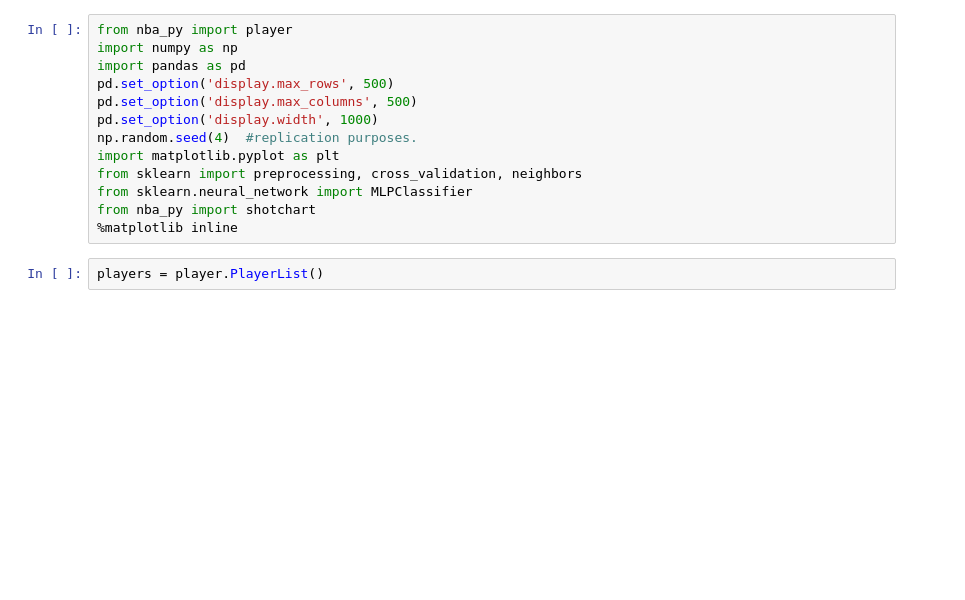
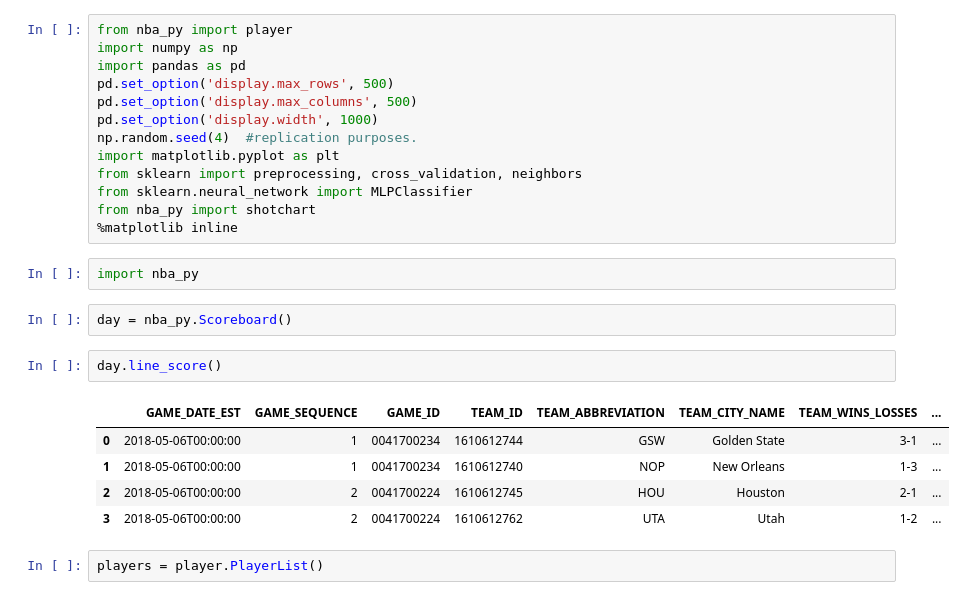
Before and after one commit to nkasmanoff/MLstuff, a Jupyter notebook: Phys476/project/Shot chart shots-v2.ipynb, the cells around one changed output. Drawn from its saved outputs; the diff is of its cells as text; blank space fills up the shorter version.

```diff
--- a/Phys476/project/Shot chart shots-v2.ipynb
+++ b/Phys476/project/Shot chart shots-v2.ipynb
@@ -17,6 +17,18 @@ from sklearn import preprocessing, cross_validation, neighbors
 from sklearn.neural_network import MLPClassifier
 from nba_py import shotchart
 %matplotlib inline
+# %%
+import nba_py
+# %%
+day = nba_py.Scoreboard()
+# %%
+day.line_score()
+# %% [output]
+|  | GAME_DATE_EST | GAME_SEQUENCE | GAME_ID | TEAM_ID | TEAM_ABBREVIATION | TEAM_CITY_NAME | TEAM_WINS_LOSSES | ... |
+| 0 | 2018-05-06T00:00:00 | 1 | 0041700234 | 1610612744 | GSW | Golden State | 3-1 | ... |
+| 1 | 2018-05-06T00:00:00 | 1 | 0041700234 | 1610612740 | NOP | New Orleans | 1-3 | ... |
+| 2 | 2018-05-06T00:00:00 | 2 | 0041700224 | 1610612745 | HOU | Houston | 2-1 | ... |
+| 3 | 2018-05-06T00:00:00 | 2 | 0041700224 | 1610612762 | UTA | Utah | 1-2 | ... |
 # %%
 players = player.PlayerList()
 # %%
```
Also changed, not shown: parts of 11 cells of this notebook, 3 other files.
